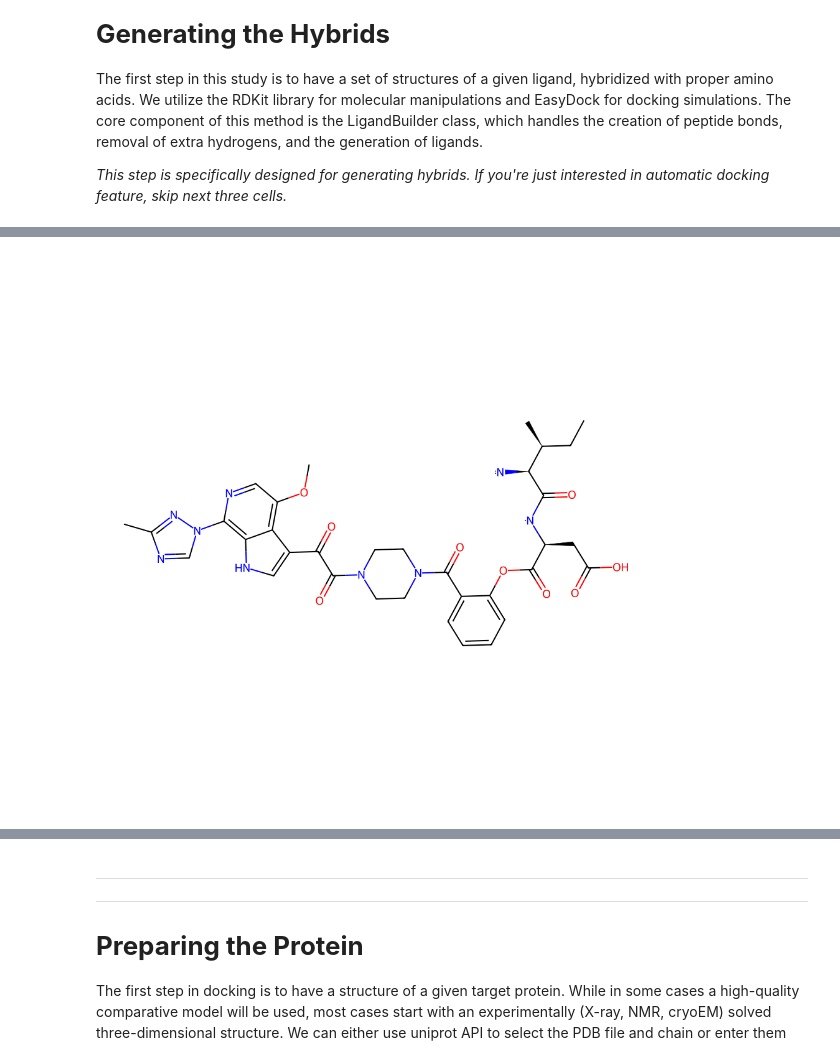
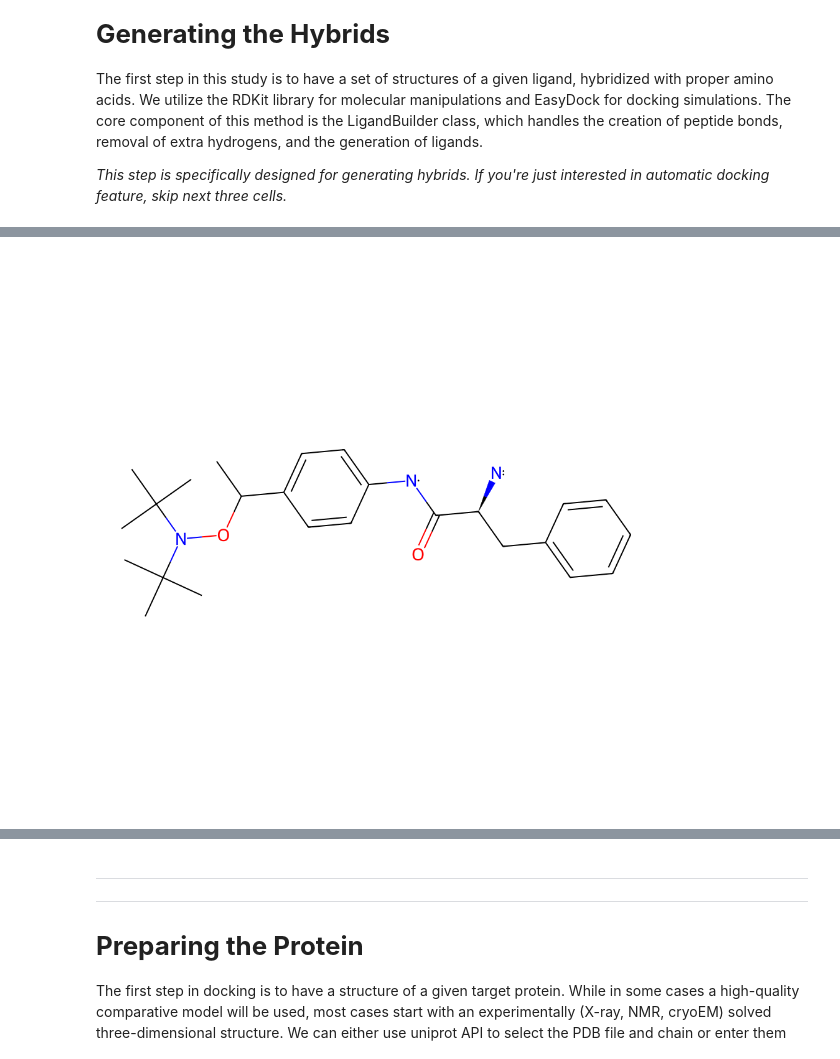
Before and after one commit to mahsasheikh/M01-tool, a Jupyter notebook: HybGen_Main.ipynb, the cells around one changed output, grey strips where cells are left out. Cells and saved outputs as stored; diff of their text form; code cells hidden in the pictures.

```diff
--- a/HybGen_Main.ipynb
+++ b/HybGen_Main.ipynb
@@ -146,7 +198,7 @@ print("> Alias '%Vina' created")
 # %%
 #@title **Enter the main smiles and respective uniprot id**
 
-SMILES = "[O]c1c(C(N2CCN(CC2)C(C(c(c[nH]3)c4c3c(n5nc(C)nc5)ncc4OC)=O)=O)=O)cccc1" #@param {type:"string"}
+SMILES = "CC(ON(C(C)(C)C)C(C)(C)C)C1=CC=C(N)C=C1" #@param {type:"string"}
 PDB_ID = "" #@param {type:"string"}
 chain_in_PDB = None #@param
 uniprot = "q9y006" #@param {type:"string"}
@@ -192,14 +246,14 @@ ligand_smiles = []
 # %%
 #@title **Enter your connection point, amino acids and amino acid-like molecules**
 #note that you either can have one non-peptide entry in the "other molecules" or several peptides in multiple sections
-connection_site = 0 #@param
+connection_site = 16 #@param
 # choose N or C terminal of the peptides for connection point
 # note that the connection site and the terminal should make chemical sense
 terminal = "C" #@param {type:"string"}
-L_sequence = "RQK" #@param {type:"string"}
+L_sequence = "VFV" #@param {type:"string"}
 D_sequence = "" #@param {type:"string"}
 # provide a list
-other_molecules = [] #@param
+other_molecules = ["OC(OC(C)(C)C)=O"] #@param
 # %%
 # @title **Building Ligand**
 from rdkit import Chem
@@ -545,16 +617,16 @@ if not ligand_smiles:
 # %%
 #@title **display an example**
 
 # Select a random SMILE from the list
 random_smile = random.choice(ligand_smiles)
 
 # Create a molecule object from the SMILE
-molecule = Chem.MolFromSmiles(ligand_smiles[16])
+molecule = Chem.MolFromSmiles(random_smile)
 
 # Display the molecule
 Draw.MolToImage(molecule, size=(900, 900))
 # %% [output]
-[figure, old version]
+[figure, new version]
 # %%
 if uniprot:
   Jobname = f"{uniprot}_docking"
```
Also changed, not shown: parts of 22 cells of this notebook.
